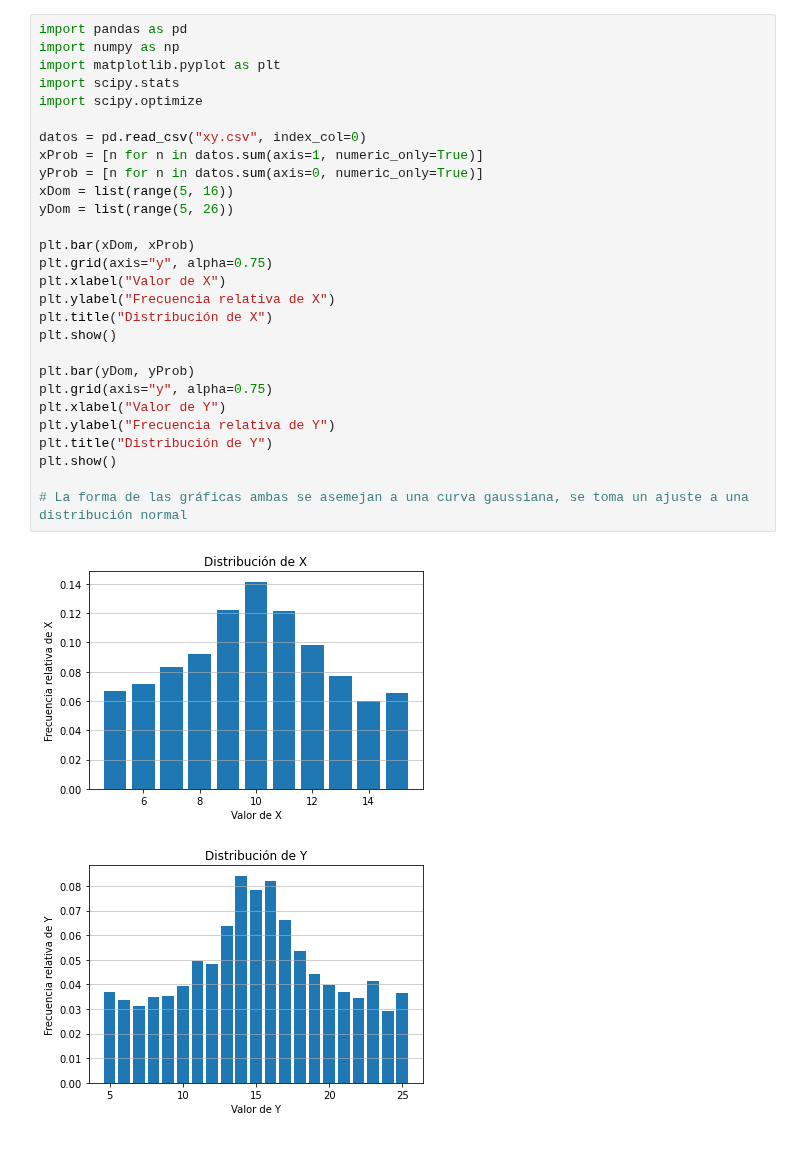
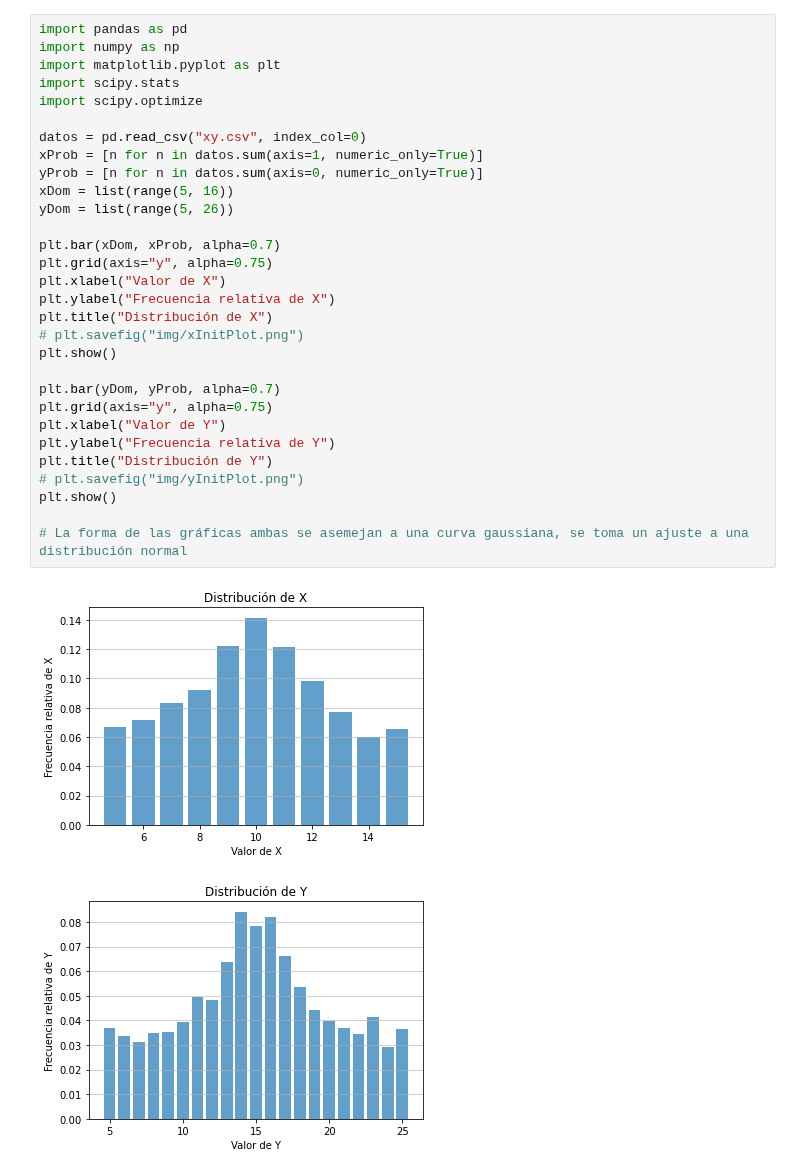
Before and after one commit to vyeoms/Tarea3, a Jupyter notebook: Pregunta1.ipynb, the cells around one changed output. Cells and saved outputs as stored; diff of their text form.

```diff
--- a/Pregunta1.ipynb
+++ b/Pregunta1.ipynb
@@ -1,34 +1,36 @@
 # %%
 import pandas as pd
 import numpy as np
 import matplotlib.pyplot as plt
 import scipy.stats
 import scipy.optimize
 
 datos = pd.read_csv("xy.csv", index_col=0)
 xProb = [n for n in datos.sum(axis=1, numeric_only=True)]
 yProb = [n for n in datos.sum(axis=0, numeric_only=True)]
 xDom = list(range(5, 16))
 yDom = list(range(5, 26))
 
-plt.bar(xDom, xProb)
+plt.bar(xDom, xProb, alpha=0.7)
 plt.grid(axis="y", alpha=0.75)
 plt.xlabel("Valor de X")
 plt.ylabel("Frecuencia relativa de X")
 plt.title("Distribución de X")
+# plt.savefig("img/xInitPlot.png")
 plt.show()
 
-plt.bar(yDom, yProb)
+plt.bar(yDom, yProb, alpha=0.7)
 plt.grid(axis="y", alpha=0.75)
 plt.xlabel("Valor de Y")
 plt.ylabel("Frecuencia relativa de Y")
 plt.title("Distribución de Y")
+# plt.savefig("img/yInitPlot.png")
 plt.show()
 
 # La forma de las gráficas ambas se asemejan a una curva gaussiana, se toma un ajuste a una distribución normal
 # %% [output]
-[figure, old version]
+[figure, new version]
-[figure, old version]
+[figure, new version]
 # %%
 def gaussian(domain, sigma, mu):
     return (1/(np.sqrt(2*np.pi*sigma**2)))*np.exp( (-(domain-mu)**2)/(2*sigma**2) )
```
Also changed, not shown: parts of 1 cell of this notebook, 10 other files.
